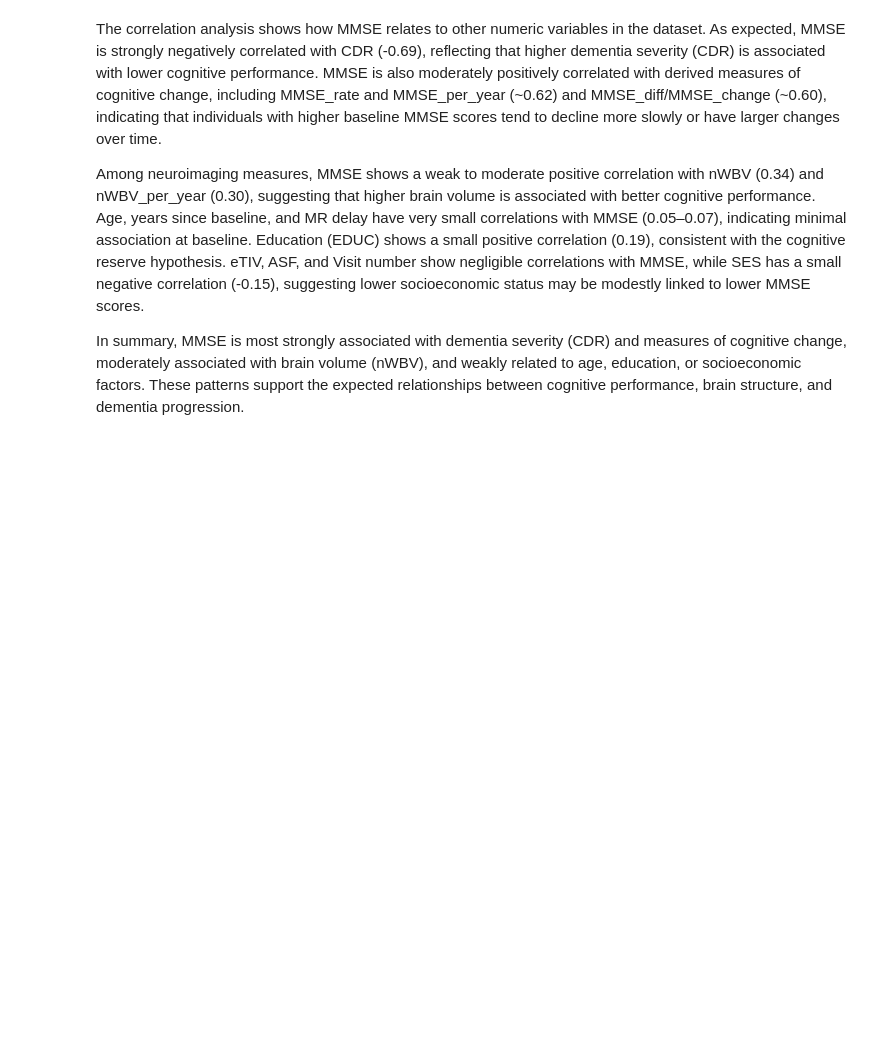
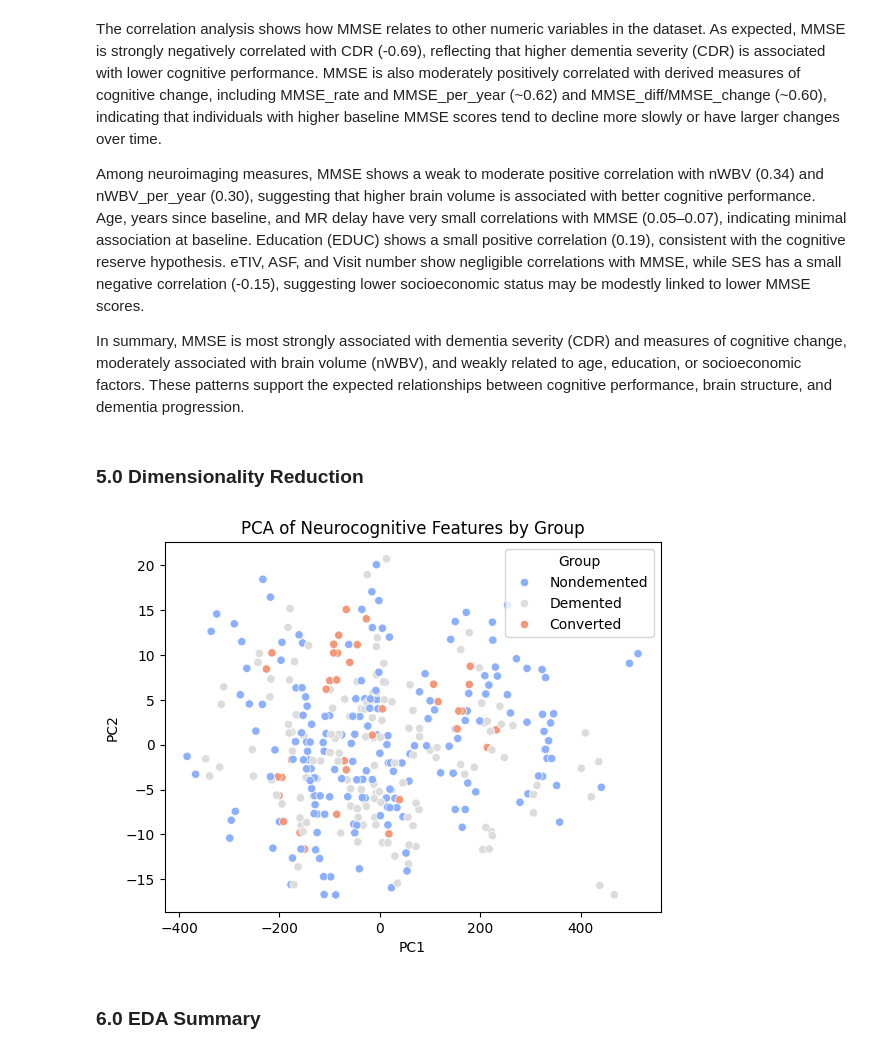
Before and after one commit to ThiwankaKT/3920_Project, a Jupyter notebook: notebooks/data-eda.ipynb, the cells around one changed output. Cells and saved outputs as stored; diff of their text form; code cells hidden in the pictures; blank space fills up the shorter version.

```diff
--- a/notebooks/data-eda.ipynb
+++ b/notebooks/data-eda.ipynb
@@ -578,3 +725,25 @@ The correlation analysis shows how MMSE relates to other numeric variables in th
 Among neuroimaging measures, MMSE shows a weak to moderate positive correlation with nWBV (0.34) and nWBV_per_year (0.30), suggesting that higher brain volume is associated with better cognitive performance. Age, years since baseline, and MR delay have very small correlations with MMSE (0.05–0.07), indicating minimal association at baseline. Education (EDUC) shows a small positive correlation (0.19), consistent with the cognitive reserve hypothesis. eTIV, ASF, and Visit number show negligible correlations with MMSE, while SES has a small negative correlation (-0.15), suggesting lower socioeconomic status may be modestly linked to lower MMSE scores.
 
 In summary, MMSE is most strongly associated with dementia severity (CDR) and measures of cognitive change, moderately associated with brain volume (nWBV), and weakly related to age, education, or socioeconomic factors. These patterns support the expected relationships between cognitive performance, brain structure, and dementia progression.
+# %% [markdown]
+### 5.0 Dimensionality Reduction
+# %%
+# Drop rows with missing values in PCA columns
+df_clean = df[['Age', 'MMSE', 'nWBV', 'eTIV', 'ASF', 'Group']].dropna()
+
+# Run PCA
+pca = PCA(n_components=2)
+pca_result = pca.fit_transform(df_clean[['Age', 'MMSE', 'nWBV', 'eTIV', 'ASF']])
+
+# Create DataFrame for visualization
+df_pca = pd.DataFrame(pca_result, columns=['PC1', 'PC2'])
+df_pca['Group'] = df_clean['Group']
+
+# Plot
+sns.scatterplot(data=df_pca, x='PC1', y='PC2', hue='Group', palette='coolwarm')
+plt.title("PCA of Neurocognitive Features by Group")
+plt.show()
+# %% [output]
+[figure, added]
+# %% [markdown]
+### 6.0 EDA Summary
```
Also changed, not shown: parts of 30 cells of this notebook.
